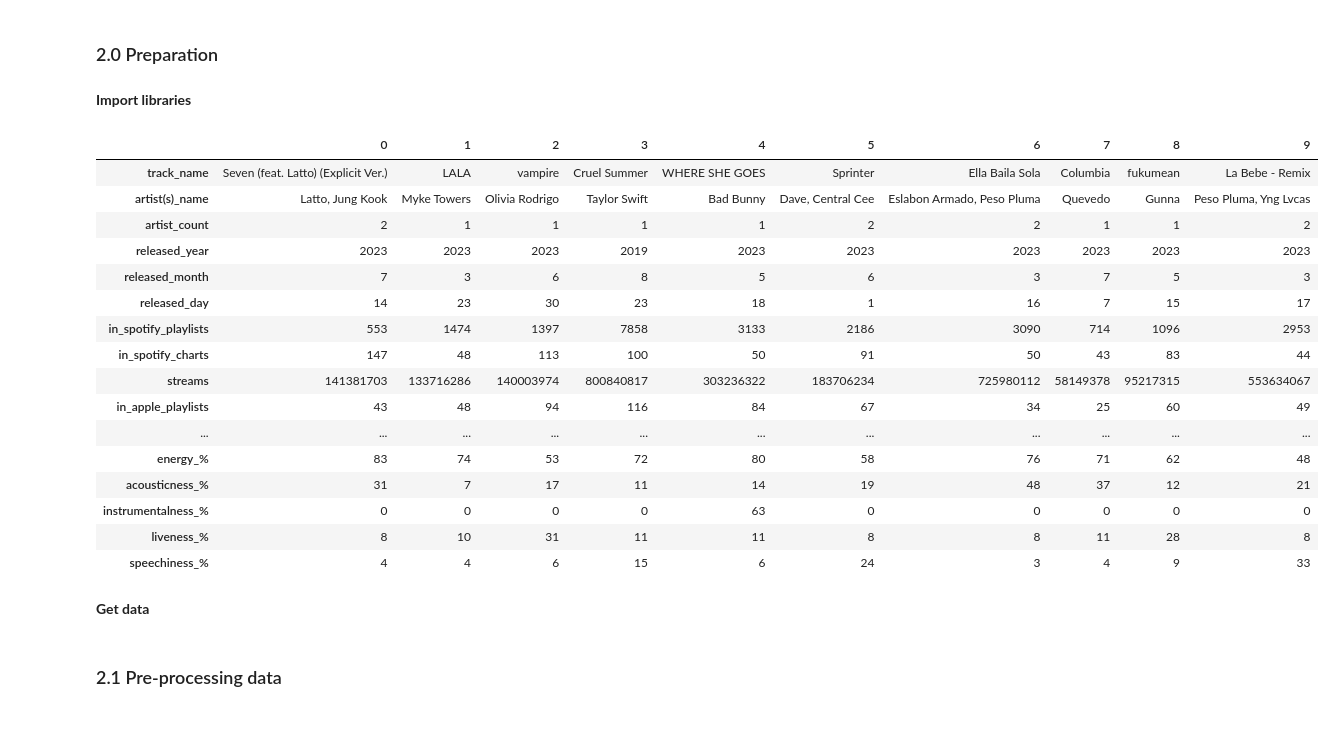
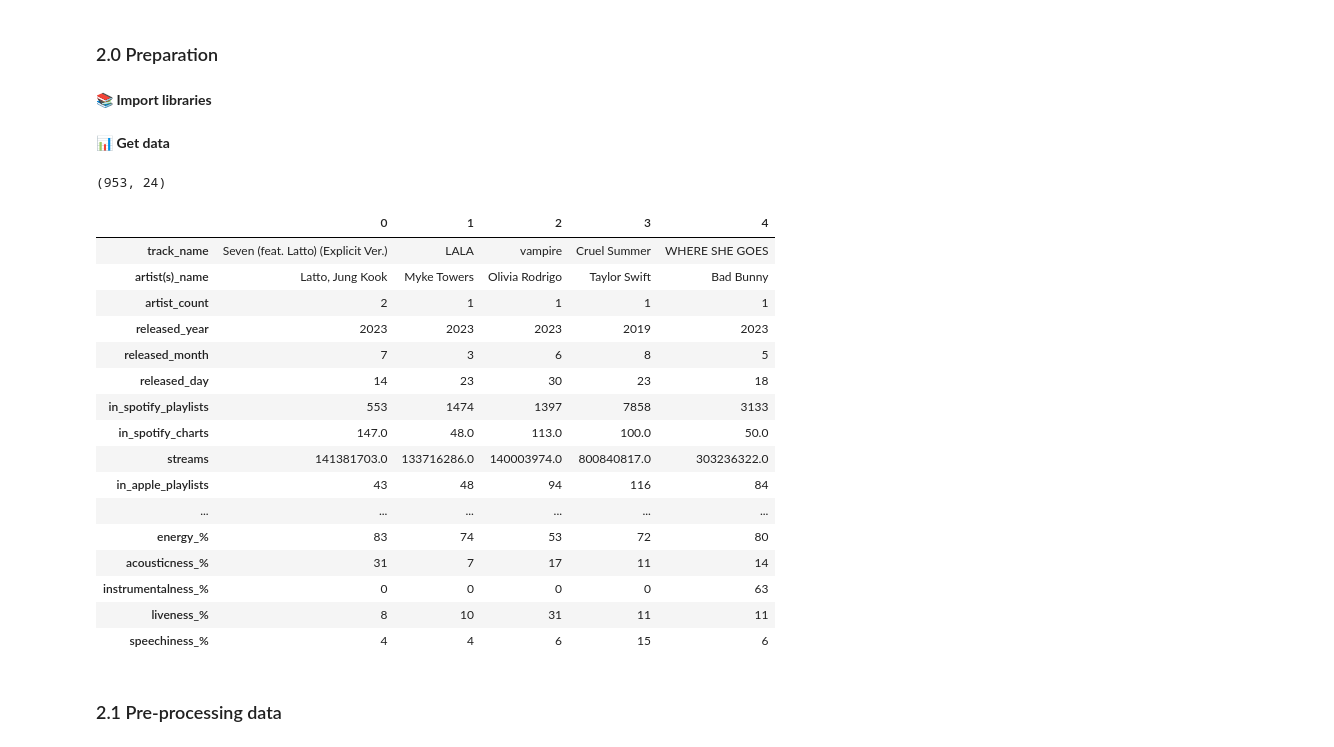
Before and after one commit to khanhnhan1512/Final-Project-DS-Programming, a Jupyter notebook: 03-Question_1.ipynb, the cells around one changed output. Saved outputs shown, nothing was run; the diff lists cells and outputs as text; code cells hidden in the pictures.

```diff
--- a/03-Question_1.ipynb
+++ b/03-Question_1.ipynb
@@ -35,4 +37,4 @@ What makes song popular?
 # %% [markdown]
 ### 2.0 Preparation
 # %% [markdown]
-**Import libraries**
+**📚 Import libraries**
@@ -41,26 +46,30 @@ import pandas as pd
+# %% [markdown]
+**📊 Get data**
+# %%
+df.shape
+# %% [output]
+(953, 24)
 # %%
-df = pd.read_csv('./data/spotify-2023.csv', encoding='ISO-8859-1')
-df.head(10).T
+df = pd.read_csv('./data/processed_spotify-2023.csv', encoding='ISO-8859-1')
+df.head().T
 # %% [output]
-|  | 0 | 1 | 2 | 3 | 4 | 5 | 6 | 7 | 8 | 9 |
-| track_name | Seven (feat. Latto) (Explicit Ver.) | LALA | vampire | Cruel Summer | WHERE SHE GOES | Sprinter | Ella Baila Sola | Columbia | fukumean | La Bebe - Remix |
-| artist(s)_name | Latto, Jung Kook | Myke Towers | Olivia Rodrigo | Taylor Swift | Bad Bunny | Dave, Central Cee | Eslabon Armado, Peso Pluma | Quevedo | Gunna | Peso Pluma, Yng Lvcas |
-| artist_count | 2 | 1 | 1 | 1 | 1 | 2 | 2 | 1 | 1 | 2 |
-| released_year | 2023 | 2023 | 2023 | 2019 | 2023 | 2023 | 2023 | 2023 | 2023 | 2023 |
-| released_month | 7 | 3 | 6 | 8 | 5 | 6 | 3 | 7 | 5 | 3 |
-| released_day | 14 | 23 | 30 | 23 | 18 | 1 | 16 | 7 | 15 | 17 |
-| in_spotify_playlists | 553 | 1474 | 1397 | 7858 | 3133 | 2186 | 3090 | 714 | 1096 | 2953 |
-| in_spotify_charts | 147 | 48 | 113 | 100 | 50 | 91 | 50 | 43 | 83 | 44 |
-| streams | 141381703 | 133716286 | 140003974 | 800840817 | 303236322 | 183706234 | 725980112 | 58149378 | 95217315 | 553634067 |
-| in_apple_playlists | 43 | 48 | 94 | 116 | 84 | 67 | 34 | 25 | 60 | 49 |
-| ... | ... | ... | ... | ... | ... | ... | ... | ... | ... | ... |
-| energy_% | 83 | 74 | 53 | 72 | 80 | 58 | 76 | 71 | 62 | 48 |
-| acousticness_% | 31 | 7 | 17 | 11 | 14 | 19 | 48 | 37 | 12 | 21 |
-| instrumentalness_% | 0 | 0 | 0 | 0 | 63 | 0 | 0 | 0 | 0 | 0 |
-| liveness_% | 8 | 10 | 31 | 11 | 11 | 8 | 8 | 11 | 28 | 8 |
-| speechiness_% | 4 | 4 | 6 | 15 | 6 | 24 | 3 | 4 | 9 | 33 |
+|  | 0 | 1 | 2 | 3 | 4 |
+| track_name | Seven (feat. Latto) (Explicit Ver.) | LALA | vampire | Cruel Summer | WHERE SHE GOES |
+| artist(s)_name | Latto, Jung Kook | Myke Towers | Olivia Rodrigo | Taylor Swift | Bad Bunny |
+| artist_count | 2 | 1 | 1 | 1 | 1 |
+| released_year | 2023 | 2023 | 2023 | 2019 | 2023 |
+| released_month | 7 | 3 | 6 | 8 | 5 |
+| released_day | 14 | 23 | 30 | 23 | 18 |
+| in_spotify_playlists | 553 | 1474 | 1397 | 7858 | 3133 |
+| in_spotify_charts | 147.0 | 48.0 | 113.0 | 100.0 | 50.0 |
+| streams | 141381703.0 | 133716286.0 | 140003974.0 | 800840817.0 | 303236322.0 |
+| in_apple_playlists | 43 | 48 | 94 | 116 | 84 |
+| ... | ... | ... | ... | ... | ... |
+| energy_% | 83 | 74 | 53 | 72 | 80 |
+| acousticness_% | 31 | 7 | 17 | 11 | 14 |
+| instrumentalness_% | 0 | 0 | 0 | 0 | 63 |
+| liveness_% | 8 | 10 | 31 | 11 | 11 |
+| speechiness_% | 4 | 4 | 6 | 15 | 6 |
-# %% [markdown]
-**Get data**
 # %% [markdown]
 ### 2.1 Pre-processing data
 # %% [markdown]
```
Also changed, not shown: parts of 19 cells of this notebook, 1 other file.
